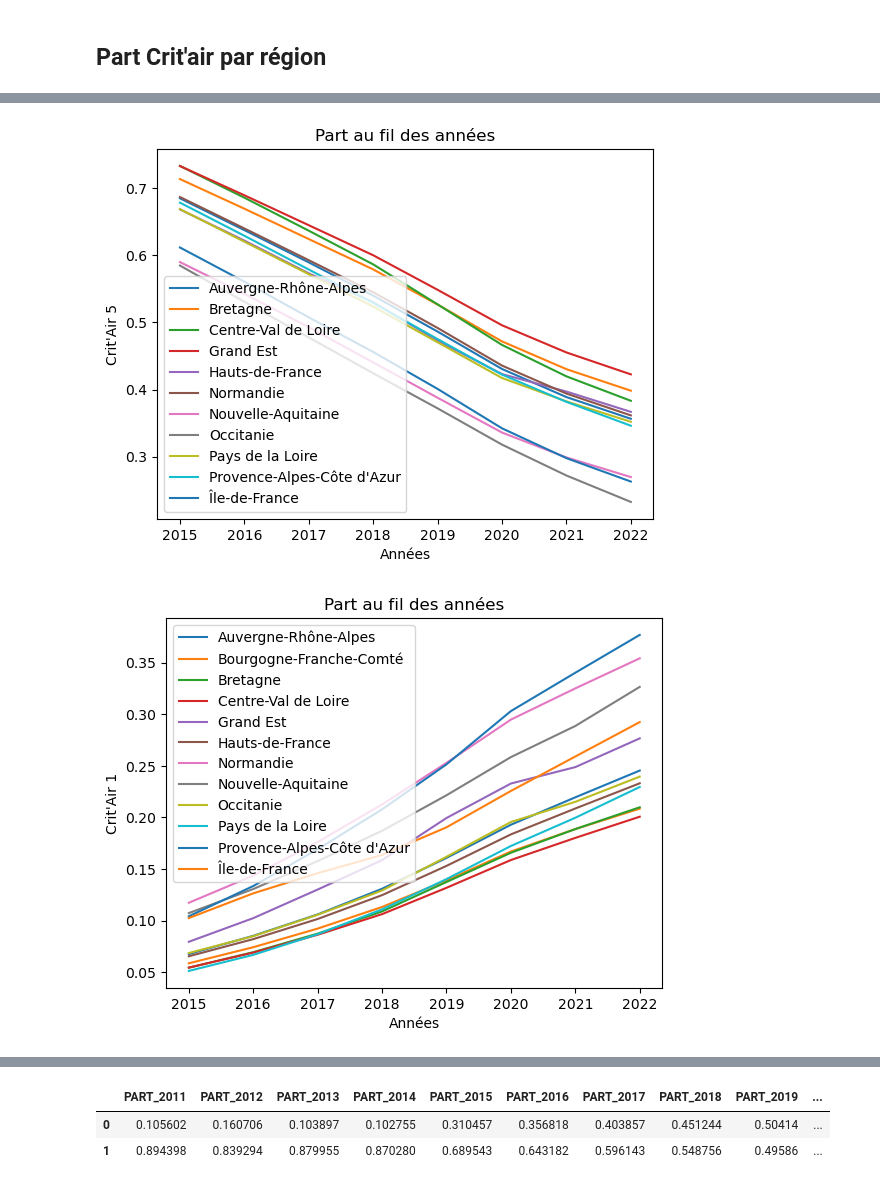
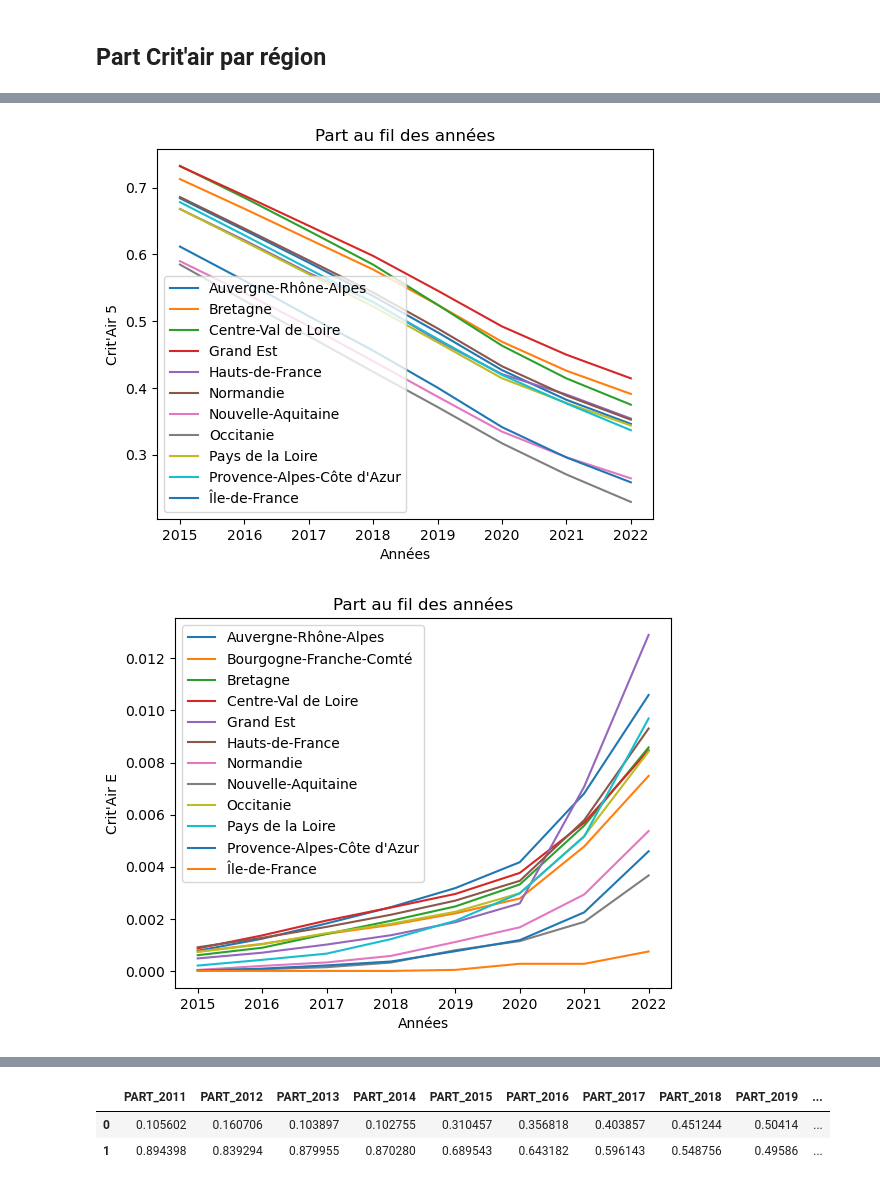
Before and after one commit to TheoLBTN/Projet-Python, a Jupyter notebook: Projet.ipynb, the cells around one changed output, grey strips where cells are left out. Cells and saved outputs as stored; diff of their text form; code cells hidden in the pictures.

```diff
--- a/Projet.ipynb
+++ b/Projet.ipynb
@@ -149,7 +135,7 @@ result3.head()
 ## Part Crit'air par région
 # %%
 data_dummy_critair = data.copy()
-data_dummy_critair['DUMMY_CRITAIR'] = data_dummy_critair['CRITAIR'].apply(lambda x : 0 if (x in ["Crit'Air 1","Crit'Air 2"]) else 1)
+data_dummy_critair['DUMMY_CRITAIR'] = data_dummy_critair['CRITAIR'].apply(lambda x : 0 if (x in ["Crit'Air E","Crit'Air 1","Crit'Air 2"]) else 1)
 result4 = data_dummy_critair.groupby(['REGION_LIBELLE','DUMMY_CRITAIR'])[variables].sum().reset_index()
 result6 = data_dummy_critair.groupby(['REGION_LIBELLE','CRITAIR'])[variables].sum().reset_index()
 result5 = data_dummy_critair.groupby(['REGION_LIBELLE'])[variables].sum().reset_index()
@@ -158,18 +144,8 @@ result8 = data_dummy_critair[variables].sum().to_frame().transpose()
 result9 = pd.concat([result8,result8]).reset_index()
 result9['DUMMY_CRITAIR']=[0,1]
 ratiotot = result7.merge(result9, on=['DUMMY_CRITAIR'], suffixes = ('','_TOT'))
-ratiotot['PART_2011'] = ratiotot['PARC_2011']/ratiotot['PARC_2011_TOT']
-ratiotot['PART_2012'] = ratiotot['PARC_2012']/ratiotot['PARC_2012_TOT']
-ratiotot['PART_2013'] = ratiotot['PARC_2011']/ratiotot['PARC_2013_TOT']
-ratiotot['PART_2014'] = ratiotot['PARC_2011']/ratiotot['PARC_2014_TOT']
-ratiotot['PART_2015'] = ratiotot['PARC_2015']/ratiotot['PARC_2015_TOT']
-ratiotot['PART_2016'] = ratiotot['PARC_2016']/ratiotot['PARC_2016_TOT']
-ratiotot['PART_2017'] = ratiotot['PARC_2017']/ratiotot['PARC_2017_TOT']
-ratiotot['PART_2018'] = ratiotot['PARC_2018']/ratiotot['PARC_2018_TOT']
-ratiotot['PART_2019'] = ratiotot['PARC_2019']/ratiotot['PARC_2019_TOT']
-ratiotot['PART_2020'] = ratiotot['PARC_2020']/ratiotot['PARC_2020_TOT']
-ratiotot['PART_2021'] = ratiotot['PARC_2021']/ratiotot['PARC_2021_TOT']
-ratiotot['PART_2022'] = ratiotot['PARC_2022']/ratiotot['PARC_2022_TOT']
+for k in range(11,23):
+    ratiotot['PART_20'+str(k)] = ratiotot['PARC_20'+str(k)]/ratiotot['PARC_20'+str(k)+'_TOT']
 ratiotot = ratiotot[ratiotot['DUMMY_CRITAIR']==1]
 ratiotot = ratiotot[['PART_2011','PART_2012','PART_2013','PART_2014','PART_2015','PART_2016','PART_2017','PART_2018','PART_2019','PART_2020','PART_2021','PART_2022']]
 
@@ -178,35 +154,15 @@ ratiotot2['REGION_LIBELLE'] = regionsmethorsb
 
 result5 = result5.sort_values(by=['REGION_LIBELLE'])
 ratio = result4.merge(result5, on=['REGION_LIBELLE'], suffixes = ('','_TOT'))
-ratio['PART_2011'] = ratio['PARC_2011']/ratio['PARC_2011_TOT']
-ratio['PART_2012'] = ratio['PARC_2012']/ratio['PARC_2012_TOT']
-ratio['PART_2013'] = ratio['PARC_2011']/ratio['PARC_2013_TOT']
-ratio['PART_2014'] = ratio['PARC_2011']/ratio['PARC_2014_TOT']
-ratio['PART_2015'] = ratio['PARC_2015']/ratio['PARC_2015_TOT']
-ratio['PART_2016'] = ratio['PARC_2016']/ratio['PARC_2016_TOT']
-ratio['PART_2017'] = ratio['PARC_2017']/ratio['PARC_2017_TOT']
-ratio['PART_2018'] = ratio['PARC_2018']/ratio['PARC_2018_TOT']
-ratio['PART_2019'] = ratio['PARC_2019']/ratio['PARC_2019_TOT']
-ratio['PART_2020'] = ratio['PARC_2020']/ratio['PARC_2020_TOT']
-ratio['PART_2021'] = ratio['PARC_2021']/ratio['PARC_2021_TOT']
-ratio['PART_2022'] = ratio['PARC_2022']/ratio['PARC_2022_TOT']
+for k in range(11,23):
+    ratio['PART_20'+str(k)] = ratio['PARC_20'+str(k)]/ratio['PARC_20'+str(k)+'_TOT']
 ratio = ratio[ratio['DUMMY_CRITAIR']==1]
 ratio = ratio[['REGION_LIBELLE','PART_2011','PART_2012','PART_2013','PART_2014','PART_2015','PART_2016','PART_2017','PART_2018','PART_2019','PART_2020','PART_2021','PART_2022']]
 ratio = ratio.set_index('REGION_LIBELLE')
 
 ratiofinal = ratio.merge(ratiotot2, on=['REGION_LIBELLE'], suffixes = ('','_TOT'))
-ratiofinal['PART_RELATIVE_2011'] = ratiofinal['PART_2011']/ratiofinal['PART_2011_TOT']
-ratiofinal['PART_RELATIVE_2012'] = ratiofinal['PART_2012']/ratiofinal['PART_2012_TOT']
-ratiofinal['PART_RELATIVE_2013'] = ratiofinal['PART_2011']/ratiofinal['PART_2013_TOT']
-ratiofinal['PART_RELATIVE_2014'] = ratiofinal['PART_2011']/ratiofinal['PART_2014_TOT']
-ratiofinal['PART_RELATIVE_2015'] = ratiofinal['PART_2015']/ratiofinal['PART_2015_TOT']
-ratiofinal['PART_RELATIVE_2016'] = ratiofinal['PART_2016']/ratiofinal['PART_2016_TOT']
-ratiofinal['PART_RELATIVE_2017'] = ratiofinal['PART_2017']/ratiofinal['PART_2017_TOT']
-ratiofinal['PART_RELATIVE_2018'] = ratiofinal['PART_2018']/ratiofinal['PART_2018_TOT']
-ratiofinal['PART_RELATIVE_2019'] = ratiofinal['PART_2019']/ratiofinal['PART_2019_TOT']
-ratiofinal['PART_RELATIVE_2020'] = ratiofinal['PART_2020']/ratiofinal['PART_2020_TOT']
-ratiofinal['PART_RELATIVE_2021'] = ratiofinal['PART_2021']/ratiofinal['PART_2021_TOT']
-ratiofinal['PART_RELATIVE_2022'] = ratiofinal['PART_2022']/ratiofinal['PART_2022_TOT']
+for k in range(11,23):
+    ratiofinal['PART_RELATIVE_20'+str(k)] = ratiofinal['PART_20'+str(k)]/ratiofinal['PART_20'+str(k)+'_TOT']
 ratiofinal = ratiofinal[['PART_RELATIVE_2011','PART_RELATIVE_2012','PART_RELATIVE_2013','PART_RELATIVE_2014','PART_RELATIVE_2015','PART_RELATIVE_2016','PART_RELATIVE_2017','PART_RELATIVE_2018','PART_RELATIVE_2019','PART_RELATIVE_2020','PART_RELATIVE_2021','PART_RELATIVE_2022']]
 
 #Années=[2011,2012,2013,2014,2015,2016,2017,2018,2019,2020,2021,2022]
@@ -242,20 +198,10 @@ plt.legend()
 plt.show()
 
 ratio = result6.merge(result5, on=['REGION_LIBELLE'], suffixes = ('','_TOT'))
-ratio['PART_2011'] = ratio['PARC_2011']/ratio['PARC_2011_TOT']
-ratio['PART_2012'] = ratio['PARC_2012']/ratio['PARC_2012_TOT']
-ratio['PART_2013'] = ratio['PARC_2011']/ratio['PARC_2013_TOT']
-ratio['PART_2014'] = ratio['PARC_2011']/ratio['PARC_2014_TOT']
-ratio['PART_2015'] = ratio['PARC_2015']/ratio['PARC_2015_TOT']
-ratio['PART_2016'] = ratio['PARC_2016']/ratio['PARC_2016_TOT']
-ratio['PART_2017'] = ratio['PARC_2017']/ratio['PARC_2017_TOT']
-ratio['PART_2018'] = ratio['PARC_2018']/ratio['PARC_2018_TOT']
-ratio['PART_2019'] = ratio['PARC_2019']/ratio['PARC_2019_TOT']
-ratio['PART_2020'] = ratio['PARC_2020']/ratio['PARC_2020_TOT']
-ratio['PART_2021'] = ratio['PARC_2021']/ratio['PARC_2021_TOT']
-ratio['PART_2022'] = ratio['PARC_2022']/ratio['PARC_2022_TOT']
+for k in range(11,23):
+    ratio['PART_20'+str(k)] = ratio['PARC_20'+str(k)]/ratio['PARC_20'+str(k)+'_TOT']
 
-for i in ["Crit'Air 1","Crit'Air 2","Crit'Air 3","Crit'Air 4","Crit'Air 5"]:
+for i in ["Crit'Air E","Crit'Air 1","Crit'Air 2","Crit'Air 3","Crit'Air 4","Crit'Air 5"]:
     ratio2 = ratio[ratio['CRITAIR']==i]
     ratio2 = ratio2[['REGION_LIBELLE','PART_2011','PART_2012','PART_2013','PART_2014','PART_2015','PART_2016','PART_2017','PART_2018','PART_2019','PART_2020','PART_2021','PART_2022']]
     ratio2=ratio2.set_index('REGION_LIBELLE')
@@ -280,2 +226,2 @@ for i in ["Crit'Air 1","Crit'Air 2","Crit'Air 3","Crit'Air 4","Crit'Air 5"]:
-[figure, old version]
+[figure, new version]
-[figure, old version]
+[figure, new version]
```
Also changed, not shown: parts of 3 cells of this notebook.
